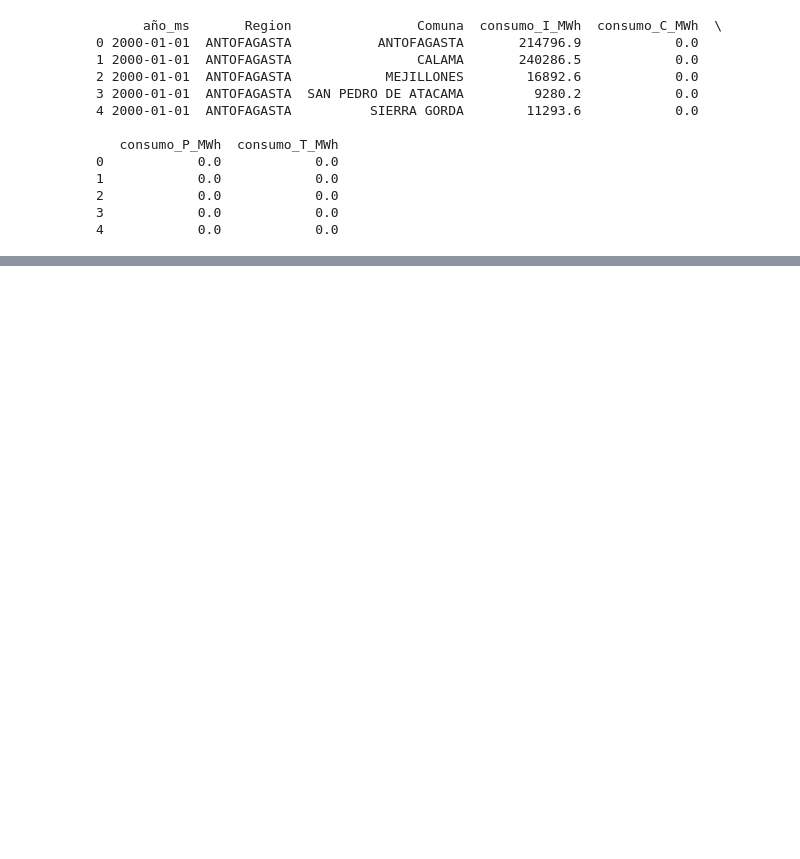
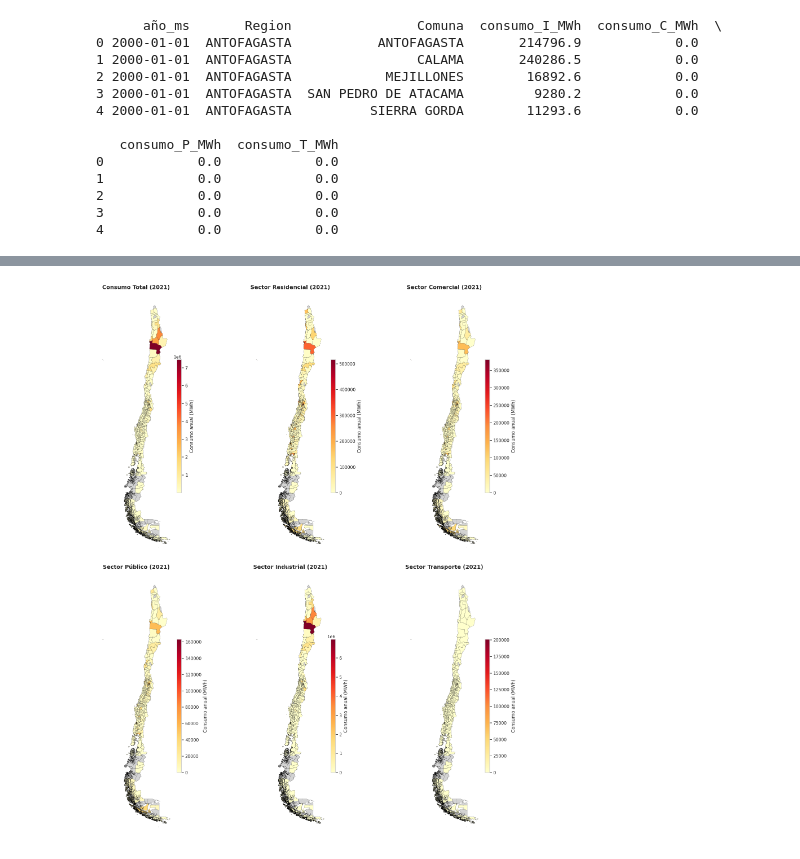
Before and after one commit to FCR-CSET-Merlin/MERLIN_EDM, a Jupyter notebook: prototipo_3/notebooks/se_shares.ipynb, the cells around one changed output, grey strips where cells are left out. Saved outputs shown, nothing was run; the diff lists cells and outputs as text; code cells hidden in the pictures; blank space fills up the shorter version.

```diff
--- a/prototipo_3/notebooks/se_shares.ipynb
+++ b/prototipo_3/notebooks/se_shares.ipynb
@@ -443,0 +897,90 @@ print(df_consumo_libres.head())
+# %%
+# =========================================================
+# 1. PREPARACIÓN DE DATOS: TOTALES ANUALES 2021 POR SECTOR
+# =========================================================
+# Asumiendo que partes de tu base desagregada (ej. df_resultados_des)
+# Paso 1: Filtrar solo el año 2021
+df_2021 = filtered_df1[filtered_df1['año'] == 2021].copy()
+
+# Paso 2: Definir las columnas de interés (Ajusta estos nombres si son diferentes en tu base)
+columnas_sectores = [
+    'consumo_total_mes_MWh', # Tu total
+    'consumo_R_MWh',
+    'consumo_C_MWh',
+    'consumo_P_MWh',
+    'consumo_I_MWh',
+    'consumo_T_MWh'
+]
+
+# Paso 3: Agrupar por comuna y sumar todo el año
+df_total_anual = df_2021.groupby('comuna')[columnas_sectores].sum().reset_index()
+
+# (Opcional) Renombrar para facilitar la llamada en el ploteo
+df_total_anual.columns = ['comuna', 'Total', 'Residencial', 'Comercial', 'Público', 'Industrial', 'Transporte']
+
+# =========================================================
+# 2. MERGE CON CAPA GEOGRÁFICA
+# =========================================================
+gdf_comunas = gpd.read_file("../data/raw/capa_comunal.gpkg")
+gdf_mapa = gdf_comunas.merge(df_total_anual, on="comuna", how="left")
+
+# =========================================================
+# 3. ELIMINAR CHILE INSULAR Y ANTÁRTICO
+# =========================================================
+# La forma más robusta en GeoPandas es recortar por Bounding Box (cx).
+# Chile continental está al Este de la longitud -76° y al Norte de la latitud -56°.
+# Esto elimina automáticamente a Isla de Pascua (-109°), Juan Fernández (-79°) y Antártica,
+# pero mantiene perfectamente a Chiloé y Magallanes.
+gdf_mapa = gdf_mapa.cx[-76:, -56:]
+
+# (Alternativa si prefieres hacerlo por nombre):
+# gdf_mapa = gdf_mapa[~gdf_mapa['comuna'].isin(['ISLA DE PASCUA', 'JUAN FERNANDEZ', 'ANTARTICA'])]
+
+# =========================================================
+# 4. CONFIGURACIÓN DE LA FIGURA (6 MAPAS)
+# =========================================================
+# Creamos una cuadrícula de 2 filas y 3 columnas
+fig, axes = plt.subplots(nrows=2, ncols=3, figsize=(18, 20))
+axes = axes.flatten() # Aplana la matriz a una lista de 6 "ax" para iterar fácilmente
+
+# Variables para el bucle
+sectores_a_graficar = ['Total', 'Residencial', 'Comercial', 'Público', 'Industrial', 'Transporte']
+titulos = [
+    'Consumo Total (2021)',
+    'Sector Residencial (2021)',
+    'Sector Comercial (2021)',
+    'Sector Público (2021)',
+    'Sector Industrial (2021)',
+    'Sector Transporte (2021)'
+]
+
+# =========================================================
+# 5. BUCLE DE GRAFICACIÓN CHOROPLETH
+# =========================================================
+for ax, sector, titulo in zip(axes, sectores_a_graficar, titulos):
+    gdf_mapa.plot(
+        column=sector,
+        ax=ax,
+        legend=True,
+        cmap="YlOrRd",
+        legend_kwds={
+            "label": "Consumo anual (MWh)",
+            "shrink": 0.5,  # Ajustado para que quepa bien en el subplot
+            "aspect": 30,
+            "pad": 0.02,
+            "orientation": "vertical",
+        },
+        missing_kwds={"color": "lightgrey", "label": "Sin datos"},
+        edgecolor="black",
+        linewidth=0.2,
+    )
+
+    # Estética de cada subplot
+    ax.set_title(titulo, fontsize=14, fontweight='bold', pad=10)
+    ax.set_axis_off() # Apaga las coordenadas numéricas para un look más limpio
+
+# Ajustar los espacios entre mapas y mostrar
+plt.tight_layout()
+plt.show()
+# %% [output]
+[figure, added]
```
Also changed, not shown: parts of 15 cells of this notebook.
